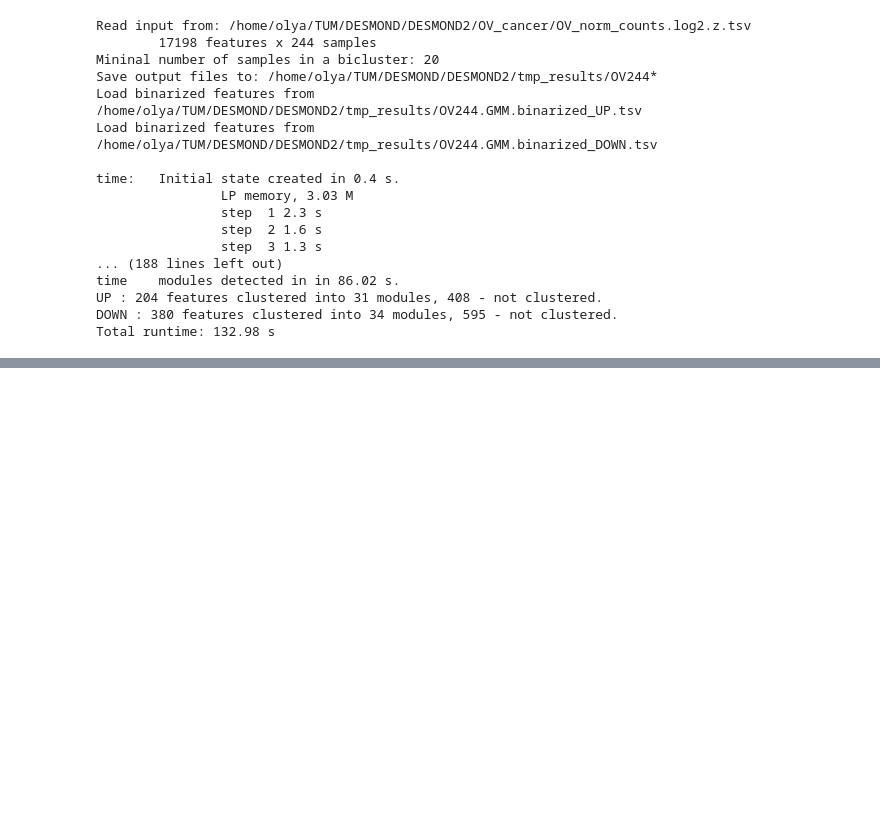
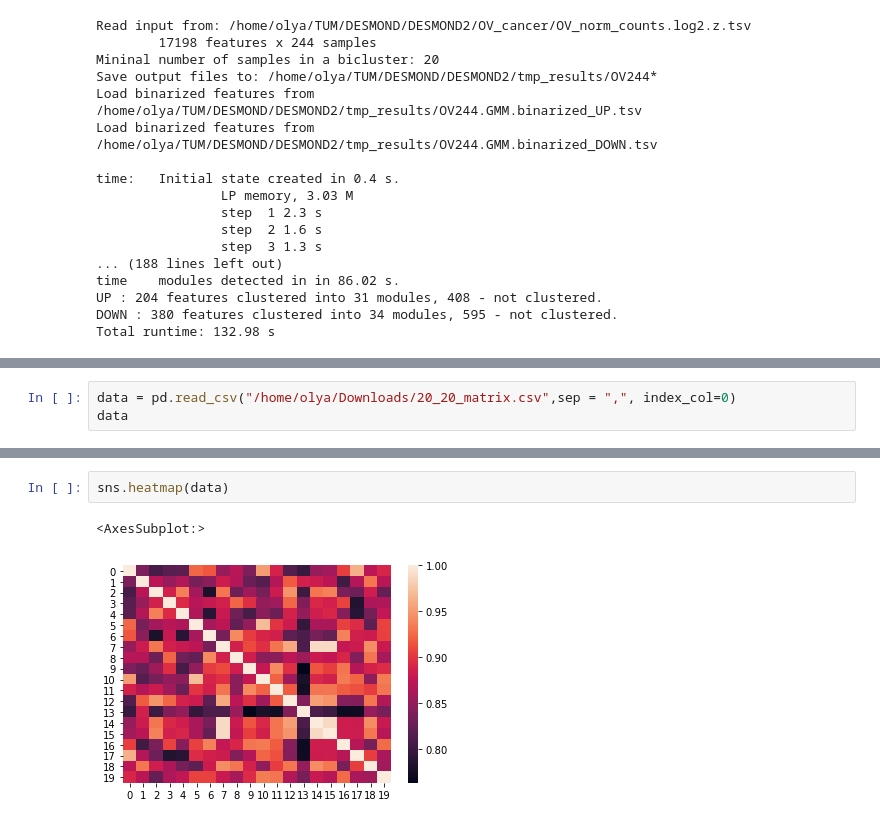
Before and after one commit to ozolotareva/unpast_paper, a Jupyter notebook: DESMOND2_step_by_step.ipynb, the cells around one changed output, grey strips where cells are left out. Saved outputs shown, nothing was run; the diff lists cells and outputs as text; blank space fills up the shorter version.

```diff
--- a/DESMOND2_step_by_step.ipynb
+++ b/DESMOND2_step_by_step.ipynb
@@ -385,0 +390,3 @@ Total runtime: 132.98 s
+# %%
+data = pd.read_csv("/home/olya/Downloads/20_20_matrix.csv",sep = ",", index_col=0)
+data
@@ -385,0 +411,5 @@ Total runtime: 132.98 s
+# %%
+sns.heatmap(data)
+# %% [output]
+<AxesSubplot:>
+[figure, added]
```
Also changed, not shown: parts of 7 cells of this notebook, 1 other file.
